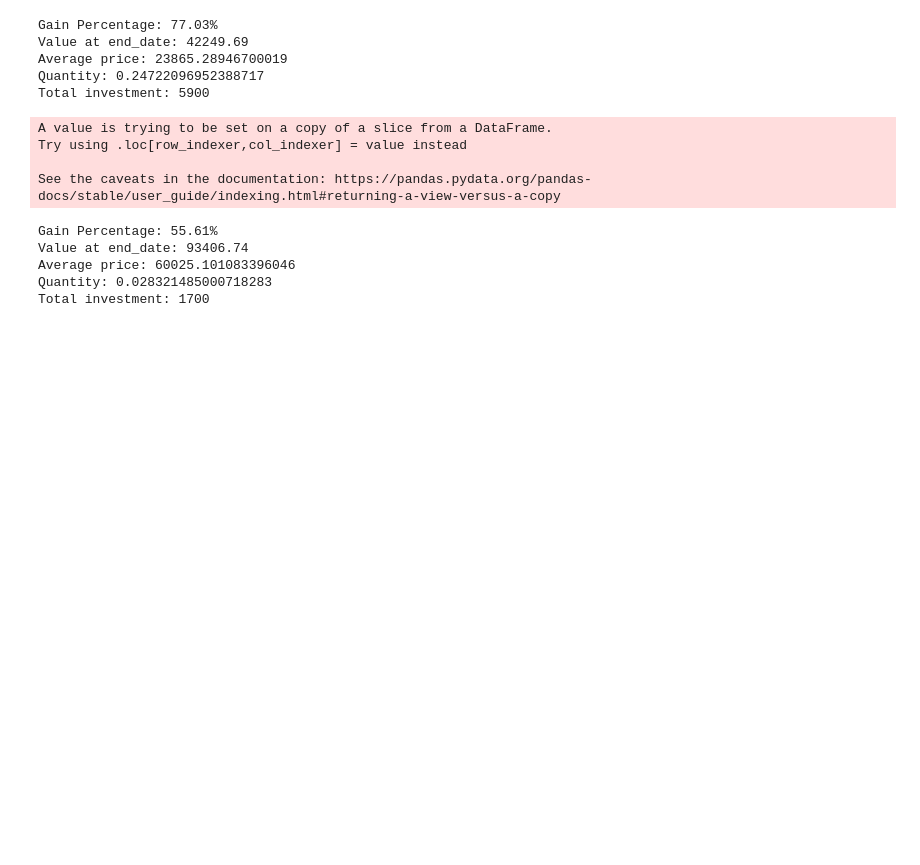
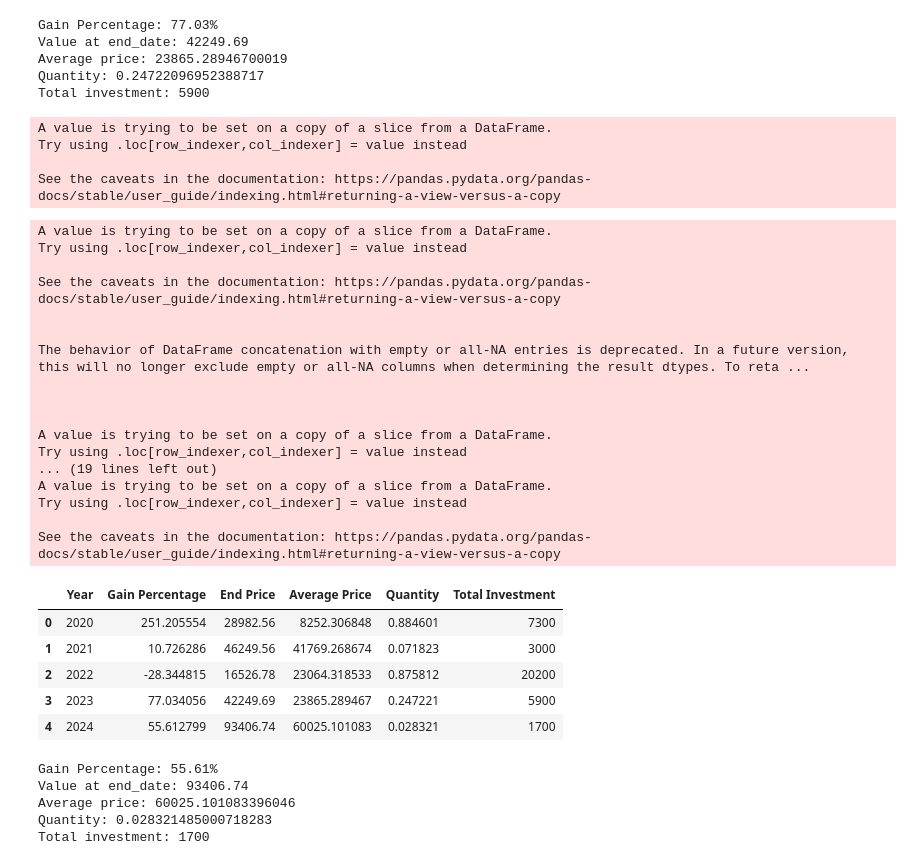
Before and after one commit to MiM0ulay/RiskMetrics, a Jupyter notebook: BTCUSDRiskMetricFinal.ipynb, the cells around one changed output. Cells and saved outputs as stored; diff of their text form; code cells hidden in the pictures; blank space fills up the shorter version.

```diff
--- a/BTCUSDRiskMetricFinal.ipynb
+++ b/BTCUSDRiskMetricFinal.ipynb
@@ -345,6 +345,60 @@ A value is trying to be set on a copy of a slice from a DataFrame.
 Try using .loc[row_indexer,col_indexer] = value instead
 
 See the caveats in the documentation: https://pandas.pydata.org/pandas-docs/stable/user_guide/indexing.html#returning-a-view-versus-a-copy
+# %%
+# prompt: make a loop to privdes the results in a table with rows beaing years from 2020 to 2024 and columns being all the return results from  calculate_gain_percentage
+
+import pandas as pd
+
+# Assuming your existing code and the calculate_gain_percentage function are defined above
+
+# Create an empty DataFrame to store the results
+results_df = pd.DataFrame(columns=['Year', 'Gain Percentage', 'End Price', 'Average Price', 'Quantity', 'Total Investment'])
+
+# Loop through years 2020 to 2024
+for year in range(2020, 2025):
+    start_date = f"{year}-01-01"
+    end_date = f"{year+1}-01-01"  # end of the year
+    investment_amount = 100
+
+    gain_percentage, end_price, avg_price, quantity, total_investment = calculate_gain_percentage(df, start_date, end_date, investment_amount)
+
+    # Append the results to the DataFrame
+    results_df = pd.concat([results_df, pd.DataFrame({
+        'Year': [year],
+        'Gain Percentage': [gain_percentage],
+        'End Price': [end_price],
+        'Average Price': [avg_price],
+        'Quantity': [quantity],
+        'Total Investment': [total_investment]
+    })], ignore_index=True)
+
+# Display the results DataFrame as a table
+results_df
+# %% [output]
+A value is trying to be set on a copy of a slice from a DataFrame.
+Try using .loc[row_indexer,col_indexer] = value instead
+
+See the caveats in the documentation: https://pandas.pydata.org/pandas-docs/stable/user_guide/indexing.html#returning-a-view-versus-a-copy
+
+
+The behavior of DataFrame concatenation with empty or all-NA entries is deprecated. In a future version, this will no longer exclude empty or all-NA columns when determining the result dtypes. To reta ...
+
+
+
+A value is trying to be set on a copy of a slice from a DataFrame.
+Try using .loc[row_indexer,col_indexer] = value instead
+... (19 lines left out)
+A value is trying to be set on a copy of a slice from a DataFrame.
+Try using .loc[row_indexer,col_indexer] = value instead
+
+See the caveats in the documentation: https://pandas.pydata.org/pandas-docs/stable/user_guide/indexing.html#returning-a-view-versus-a-copy
+|  | Year | Gain Percentage | End Price | Average Price | Quantity | Total Investment |
+| 0 | 2020 | 251.205554 | 28982.56 | 8252.306848 | 0.884601 | 7300 |
+| 1 | 2021 | 10.726286 | 46249.56 | 41769.268674 | 0.071823 | 3000 |
+| 2 | 2022 | -28.344815 | 16526.78 | 23064.318533 | 0.875812 | 20200 |
+| 3 | 2023 | 77.034056 | 42249.69 | 23865.289467 | 0.247221 | 5900 |
+| 4 | 2024 | 55.612799 | 93406.74 | 60025.101083 | 0.028321 | 1700 |
 # %%
 # Example usage
 start_date = '2024-01-01'
```
Also changed, not shown: parts of 1 cell of this notebook.
